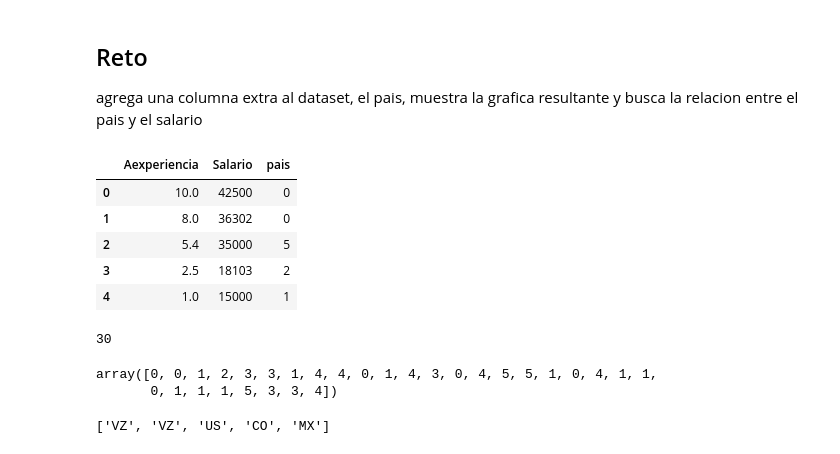
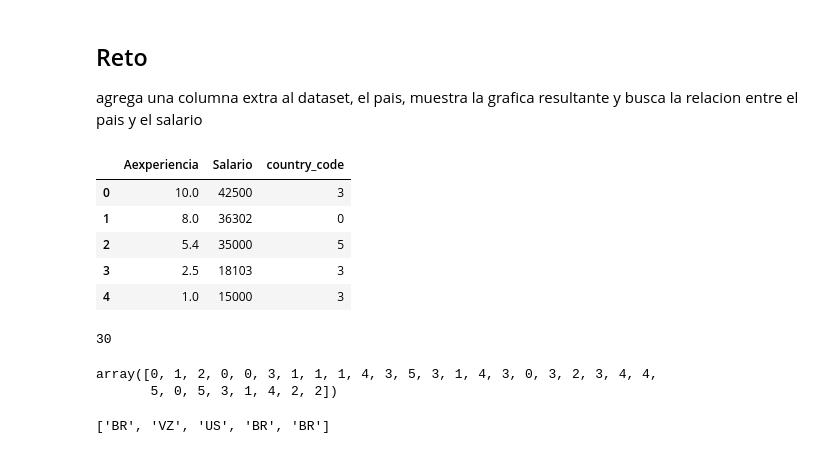
Before and after one commit to LuisReyes98/platzi-machine-learning-fundaments, a Jupyter notebook: regresion_lineal_simple.ipynb, the cells around one changed output. Cells and saved outputs as stored; diff of their text form; code cells hidden in the pictures.

```diff
--- a/regresion_lineal_simple.ipynb
+++ b/regresion_lineal_simple.ipynb
@@ -110,29 +128,30 @@ agrega una columna extra al dataset, el pais, muestra la grafica resultante y bu
 # %%
 # agregando paises al dataset
 countries = ['VZ', 'MX', 'CO', 'BR', 'AR', 'US']
 
 countries_column = [np.random.randint(0, len(countries)) for i in range(len(dataset))]
 # countries_column
-dataset['pais'] = countries_column
+dataset['country_code'] = countries_column
 dataset.head()
 # %% [output]
-|  | Aexperiencia | Salario | pais |
-| 0 | 10.0 | 42500 | 0 |
+|  | Aexperiencia | Salario | country_code |
+| 0 | 10.0 | 42500 | 3 |
 | 1 | 8.0 | 36302 | 0 |
 | 2 | 5.4 | 35000 | 5 |
-| 3 | 2.5 | 18103 | 2 |
-| 4 | 1.0 | 15000 | 1 |
+| 3 | 2.5 | 18103 | 3 |
+| 4 | 1.0 | 15000 | 3 |
 # %%
 len(dataset)
 # %% [output]
 30
 # %%
-pd.factorize(dataset['pais'])[0]
+pd.factorize(dataset['country_code'])[0]
 # %% [output]
-array([0, 0, 1, 2, 3, 3, 1, 4, 4, 0, 1, 4, 3, 0, 4, 5, 5, 1, 0, 4, 1, 1,
-       0, 1, 1, 1, 5, 3, 3, 4])
+array([0, 1, 2, 0, 0, 3, 1, 1, 1, 4, 3, 5, 3, 1, 4, 3, 0, 3, 2, 3, 4, 4,
+       5, 0, 5, 3, 1, 4, 2, 2])
 # %%
-other = [countries[el] for el in countries_column]
-other[:5]
+country_name = [countries[el] for el in countries_column]
+print(country_name[:5])
+# dataset['country_name'] = country_name
 # %% [output]
-['VZ', 'VZ', 'US', 'CO', 'MX']
+['BR', 'VZ', 'US', 'BR', 'BR']
```
Also changed, not shown: parts of 11 cells of this notebook, 1 other file.
